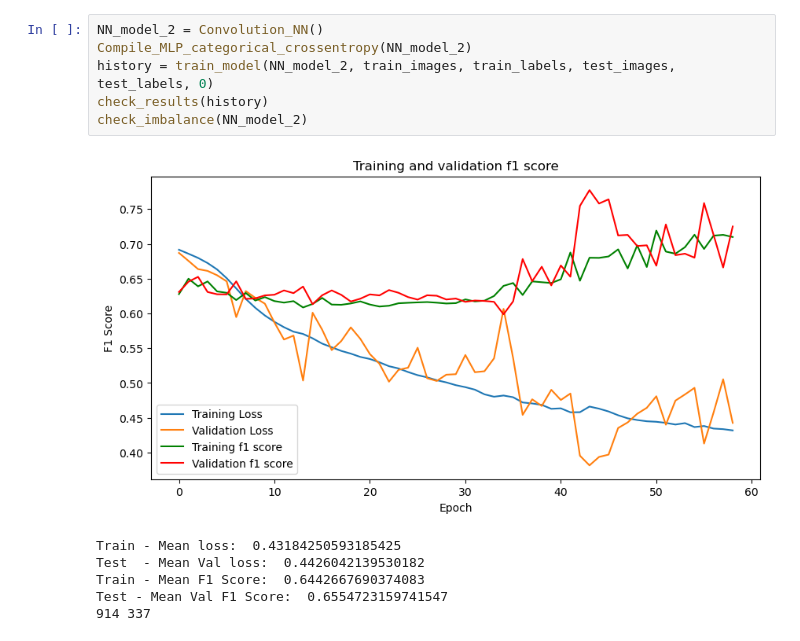
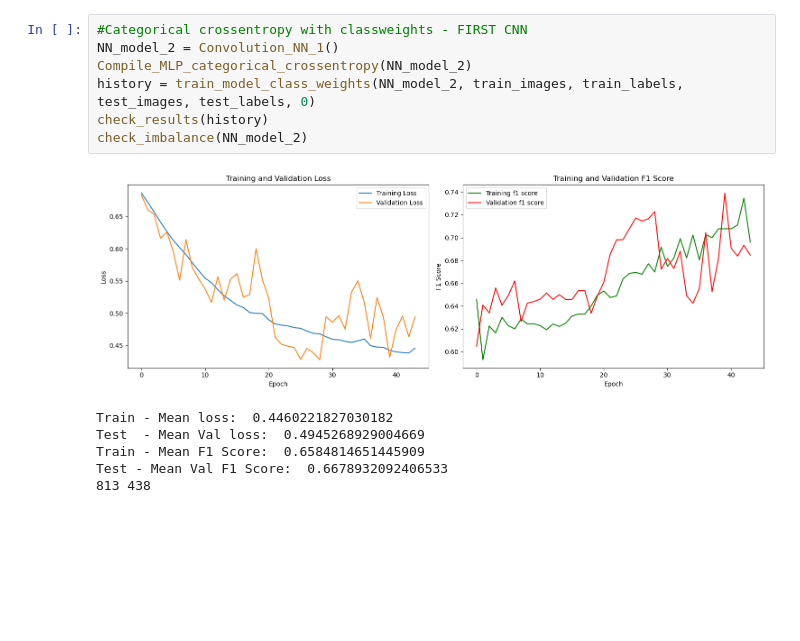
Before and after one commit to duarte3333/Machine_Learning, a Jupyter notebook: Pb1_ImageAnalysis/task1_imageanalysis.ipynb, the cells around one changed output. Saved outputs shown, nothing was run; the diff lists cells and outputs as text; blank space fills up the shorter version.

```diff
--- a/Pb1_ImageAnalysis/task1_imageanalysis.ipynb
+++ b/Pb1_ImageAnalysis/task1_imageanalysis.ipynb
@@ -223,13 +259,14 @@ Test - Mean Val F1 Score:  0.6373879444949767
 # %%
-NN_model_2 = Convolution_NN()
+#Categorical crossentropy with classweights - FIRST CNN
+NN_model_2 = Convolution_NN_1()
 Compile_MLP_categorical_crossentropy(NN_model_2)
-history = train_model(NN_model_2, train_images, train_labels, test_images, test_labels, 0)
+history = train_model_class_weights(NN_model_2, train_images, train_labels, test_images, test_labels, 0)
 check_results(history)
 check_imbalance(NN_model_2)
 # %% [output]
-[figure, old version]
+[figure, new version]
-Train - Mean loss:  0.43184250593185425
-Test  - Mean Val loss:  0.4426042139530182
-Train - Mean F1 Score:  0.6442667690374083
-Test - Mean Val F1 Score:  0.6554723159741547
-914 337
+Train - Mean loss:  0.4460221827030182
+Test  - Mean Val loss:  0.4945268929004669
+Train - Mean F1 Score:  0.6584814651445909
+Test - Mean Val F1 Score:  0.6678932092406533
+813 438
```
Also changed, not shown: parts of 10 cells of this notebook.
